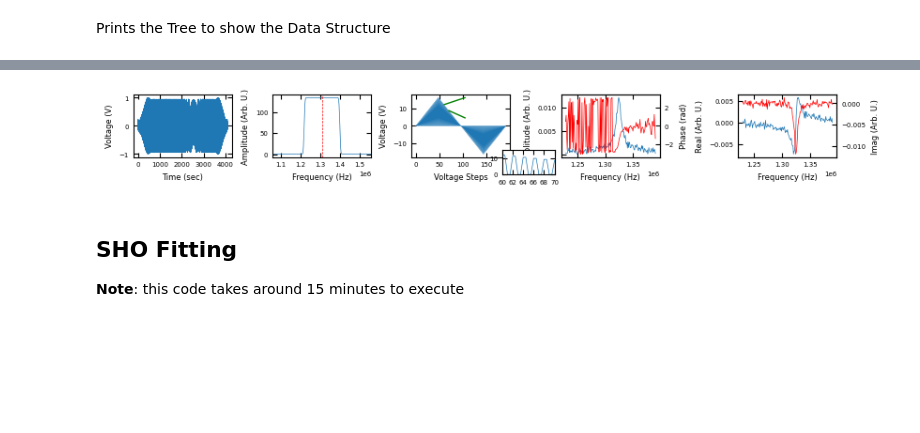
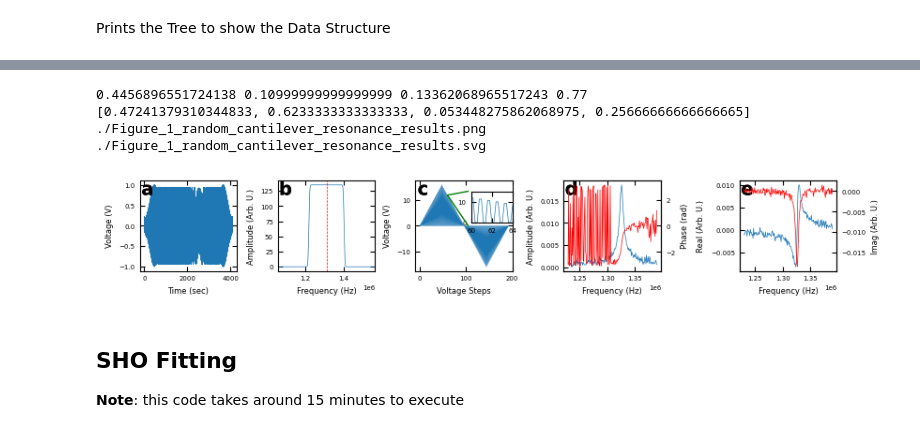
Before and after one commit to m3-learning/m3_learning_old, a Jupyter notebook: m3_learning/papers/2023_Rapid_Fitting/1_SHO_Fitting.ipynb, the cells around one changed output, grey strips where cells are left out. Cells and saved outputs as stored; diff of their text form; code cells hidden in the pictures; blank space fills up the shorter version.

Commit message:
Update figure 1

```diff
--- a/m3_learning/papers/2023_Rapid_Fitting/1_SHO_Fitting.ipynb
+++ b/m3_learning/papers/2023_Rapid_Fitting/1_SHO_Fitting.ipynb
@@ -558,16 +597,26 @@ class BE_Dataset:
 # %%
 class Viz:
+
+    def __init__(self, Printer = None):
+        self.Printer = Printer
+
 
     def raw_be(self,
                dataset,
                filename="Figure_1_random_cantilever_resonance_results"):
+        """Plots the raw data and the BE waveform
+
+        Args:
+            dataset (_type_): BE dataset
+            filename (str, optional): Name to save the file. Defaults to "Figure_1_random_cantilever_resonance_results".
+        """
 
         # Select a random point and time step to plot
         pixel = np.random.randint(0, dataset.num_pix)
         timestep = np.random.randint(dataset.voltage_steps)
 
         # Plots the amplitude and phase for the selected pixel and time step
-        fig, ax = layout_fig(5, 5, figsize=(5 * (5/3), 1))
+        fig, ax = layout_fig(5, 5, figsize=(5 * (5/3), 1.3))
 
         # constructs the BE waveform and plot
         be_timesteps = len(dataset.be_waveform) / \
@@ -607,30 +656,30 @@ class Viz:
         # plots the hysteresis waveform and zooms in
         ax[2].plot(dataset.hysteresis_waveform)
         pos1 = ax[2].get_position()  # get the position of the first axis
-        pos2 = [pos1.x0 + pos1.width/2, pos1.y0, pos1.width/2, pos1.height/3]
+        pos2 = [pos1.x0 + pos1.width/5, pos1.y0 +
+                2*pos1.height/3, pos1.width/2.5, pos1.height/3]
+
+        # plots the zoomed in hysteresis waveform
         ax_new = fig.add_axes(pos2)
-        # ax_new = fig.add_axes([0.52, 0.6, 0.3/5.5, 0.25])
         ax_new.plot(np.repeat(dataset.hysteresis_waveform, 2))
         ax_new.set_xlim(x_start, x_end)
         ax_new.set_ylim(0, 15)
-        ax_new.set_xticks(np.linspace(x_start, x_end, 6))
-        ax_new.set_xticklabels([60, 62, 64, 66, 68, 70])
         fig.add_artist(
             ConnectionPatch(
                 xyA=(x_start // 2,
                         dataset.hysteresis_waveform[x_start // 2]),
                 coordsA=ax[2].transData,
-                xyB=(105, 16),
+                xyB=(105, 0),
                 coordsB=ax[2].transData,
                 color="green",
             )
         )
         fig.add_artist(
             ConnectionPatch(
-                xyA=(x_end // 2,
-                        dataset.hysteresis_waveform[x_end // 2]),
+                xyA=(x_start // 2,
+                     dataset.hysteresis_waveform[x_start // 2]),
                 coordsA=ax[2].transData,
-                xyB=(105, 4.5),
+                xyB=(105, 13.5),
                 coordsB=ax[2].transData,
                 color="green",
             )
@@ -638,13 +687,15 @@ class Viz:
         ax[2].set_xlabel("Voltage Steps")
         ax[2].set_ylabel("Voltage (V)")
 
+        # changes the state to get the magnitude spectrum
         dataset.scaled = False
         dataset.raw_format = "magnitude spectrum"
         dataset.measurement_state = 'all'
         dataset.resampled = False
 
+        # gets the data for the selected pixel and time step
+        data_ = dataset.raw_spectra(pixel, timestep)
 
-        data_ = dataset.raw_spectra(pixel, timestep)
         # plots the magnitude spectrum for and phase for the selected pixel and time step
         ax[3].plot(
             dataset.frequency_bin,
@@ -670,14 +721,9 @@ class Viz:
             dataset.frequency_bin, data_[1].flatten(), 'r', label="Imaginary")
         ax3.set(xlabel="Frequency (Hz)", ylabel="Imag (Arb. U.)")
 
-        # for ax_ in ax:
-        #     Axis_Ratio(ax_, 1)
-
-        # Axis_Ratio(ax2)
-        # Axis_Ratio(ax3)
-        # # saves the figure
-        # self.printing.savefig(
-        #     fig, filename, tight_layout=False)
+        # prints the figure
+        if self.Printer is not None:
+            self.Printer.save_figure(fig, filename, label_figs = ax, style = 'b')
 # %%
 # instantiate the dataset object
 dataset = BE_Dataset("./data_raw.h5", resample_bins = 80)
@@ -703,9 +749,13 @@ num_bins : 165
 num_pix : 3600
 num_udvs_steps : 384
 # %%
-Viz().raw_be(dataset)
+Viz(Printer()).raw_be(dataset)
 # %% [output]
+0.4456896551724138 0.10999999999999999 0.13362068965517243 0.77
+[0.47241379310344833, 0.6233333333333333, 0.053448275862068975, 0.25666666666666665]
+./Figure_1_random_cantilever_resonance_results.png
+./Figure_1_random_cantilever_resonance_results.svg
-[figure, old version]
+[figure, new version]
 # %%
 dataset.measurement_state = 'off'
 dataset.resampled = True
```
Also changed, not shown: parts of 2 cells of this notebook, 3 other files.
